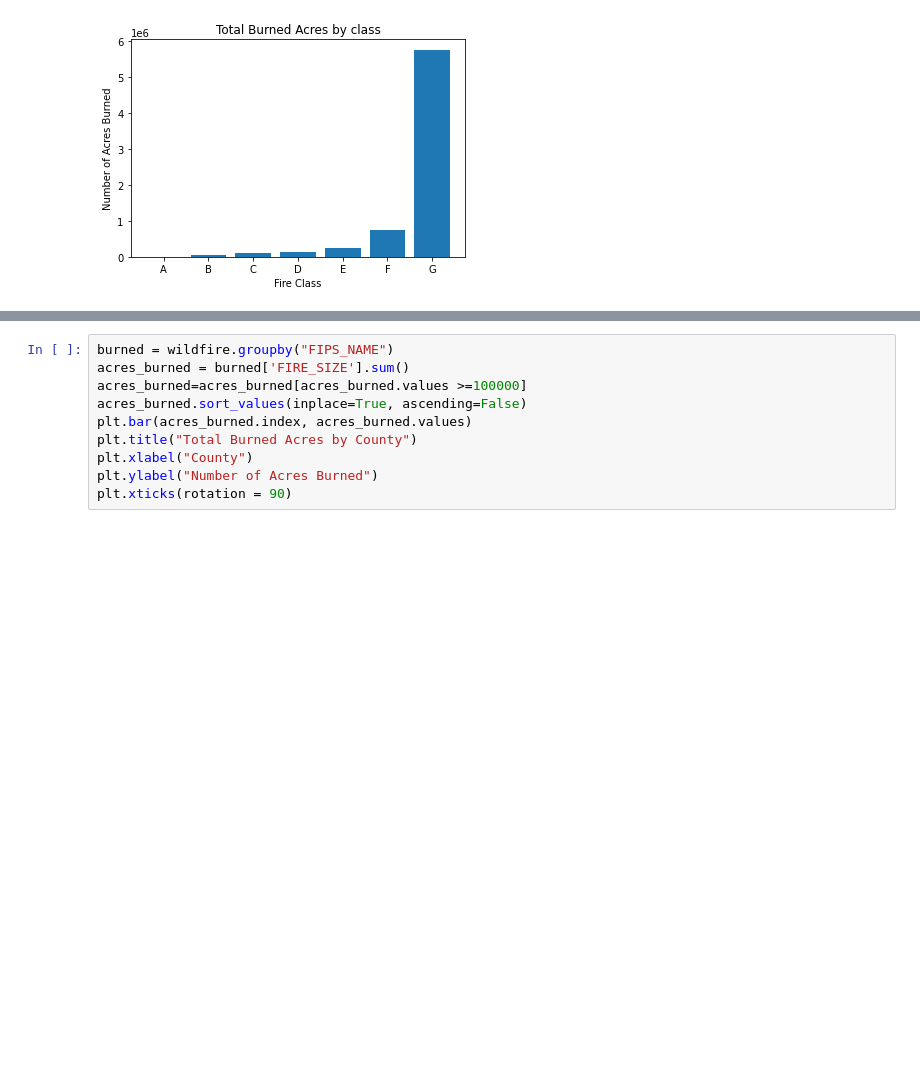
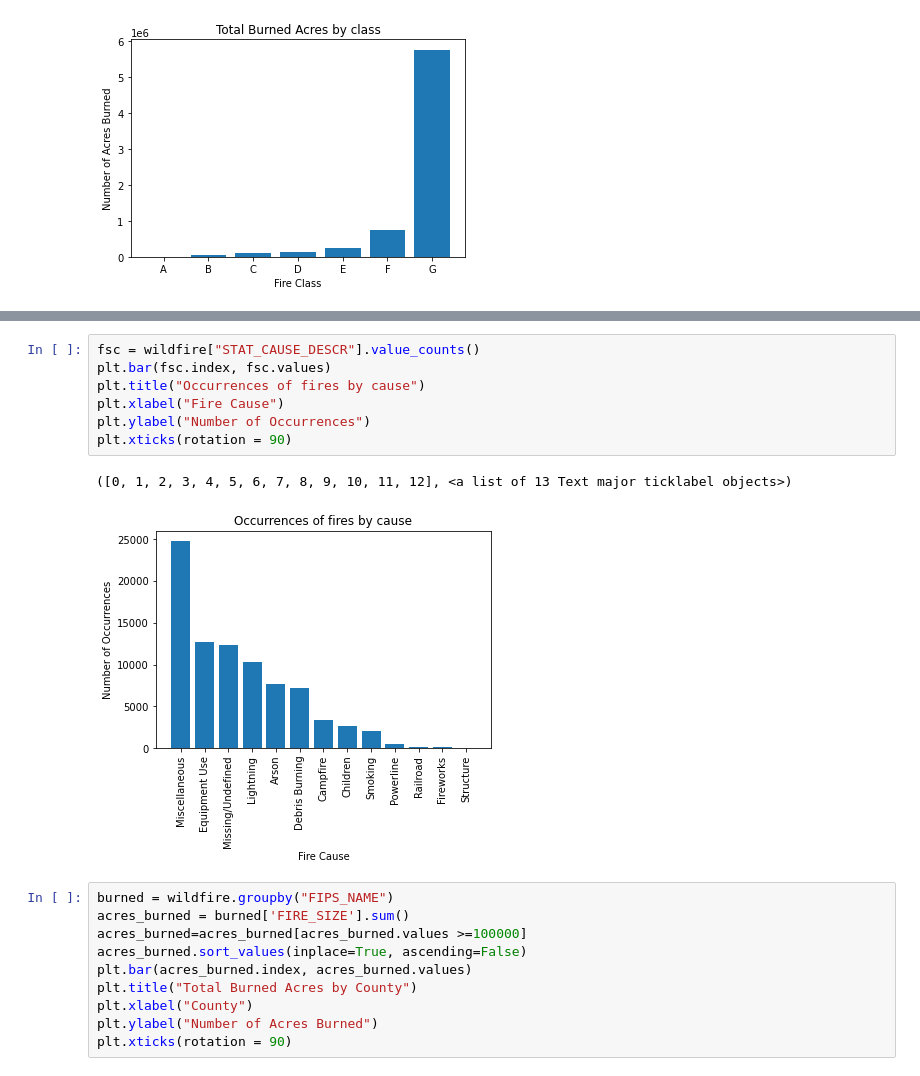
Before and after one commit to TheWarriorsUCSD/Project1, a Jupyter notebook: Rafael's Cleanup/initial_data_cleanup.ipynb, the cells around one changed output, grey strips where cells are left out. Drawn from its saved outputs; the diff is of its cells as text; blank space fills up the shorter version.

```diff
--- a/Rafael's Cleanup/initial_data_cleanup.ipynb
+++ b/Rafael's Cleanup/initial_data_cleanup.ipynb
@@ -148,3 +175,13 @@ Text(0, 0.5, 'Number of Acres Burned')
+# %%
+fsc = wildfire["STAT_CAUSE_DESCR"].value_counts()
+plt.bar(fsc.index, fsc.values)
+plt.title("Occurrences of fires by cause")
+plt.xlabel("Fire Cause")
+plt.ylabel("Number of Occurrences")
+plt.xticks(rotation = 90)
+# %% [output]
+([0, 1, 2, 3, 4, 5, 6, 7, 8, 9, 10, 11, 12], <a list of 13 Text major ticklabel objects>)
+[figure, added]
 # %%
 burned = wildfire.groupby("FIPS_NAME")
 acres_burned = burned['FIRE_SIZE'].sum()
```
Also changed, not shown: parts of 1 cell of this notebook, 2 other files.
